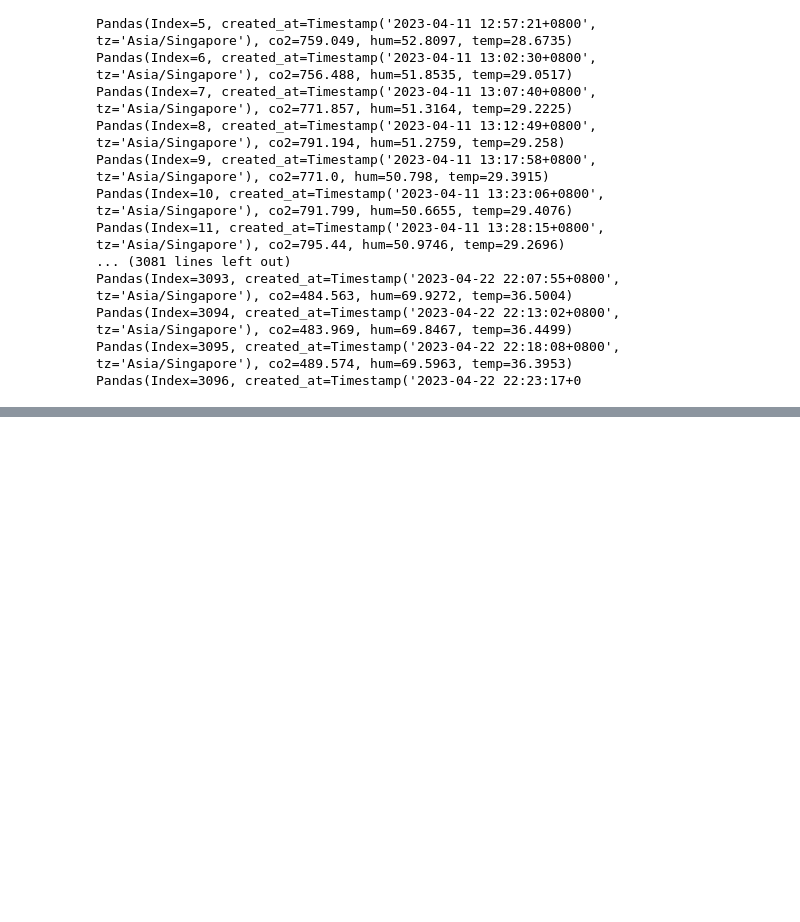
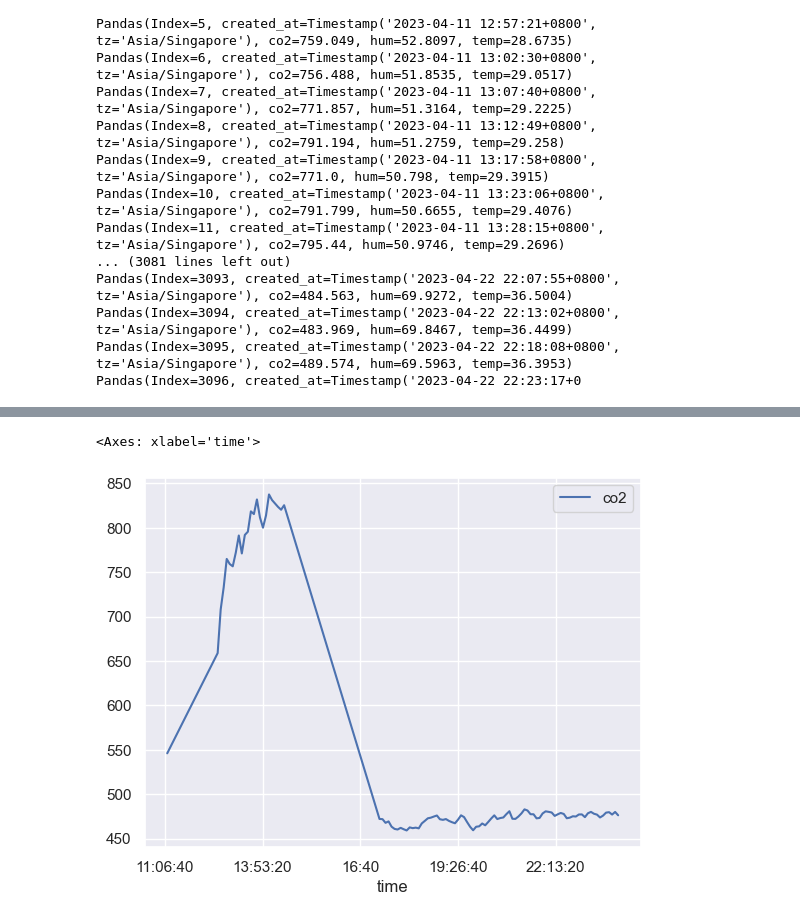
Before and after one commit to After232/corn-men, a Jupyter notebook: main.ipynb, the cells around one changed output, grey strips where cells are left out. Drawn from its saved outputs; the diff is of its cells as text; code cells hidden in the pictures; blank space fills up the shorter version.

```diff
--- a/main.ipynb
+++ b/main.ipynb
@@ -168,6 +169,0 @@ sns.relplot(data=long_frame, x='created_at', y='value', hue='variable',
-# %%
-# Day by day segmentation
-day_frame = frame_flattened.set_index(['created_at'])
-result = [group[1] for group in day_frame.groupby(day_frame.index.date)]
-
-result
@@ -191,0 +170,14 @@ result
+# %%
+# Day by day segmentation
+frame_flat_by_date = frame_flattened.set_index(['created_at']) # Set index to sort by date
+day_frames = [group[1] for group in frame_flat_by_date.groupby(frame_flat_by_date.index.date)] # Group subdataframes by date
+
+# Normalise to 24 hour time instead of days
+time_frames = []
+for frame in day_frames:
+    time_frames.append(frame.set_index(frame.index.time))
+
+time_frames[0].plot(y="co2")
+# %% [output]
+<Axes: xlabel='time'>
+[figure, added]
```
Also changed, not shown: parts of 4 cells of this notebook.
